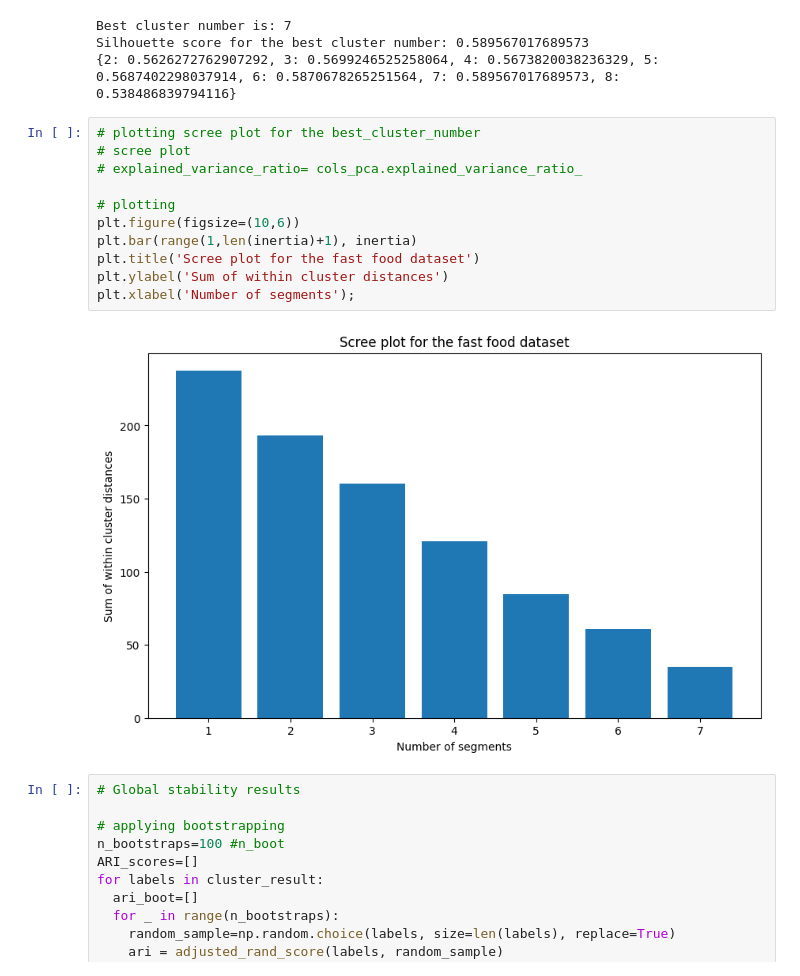
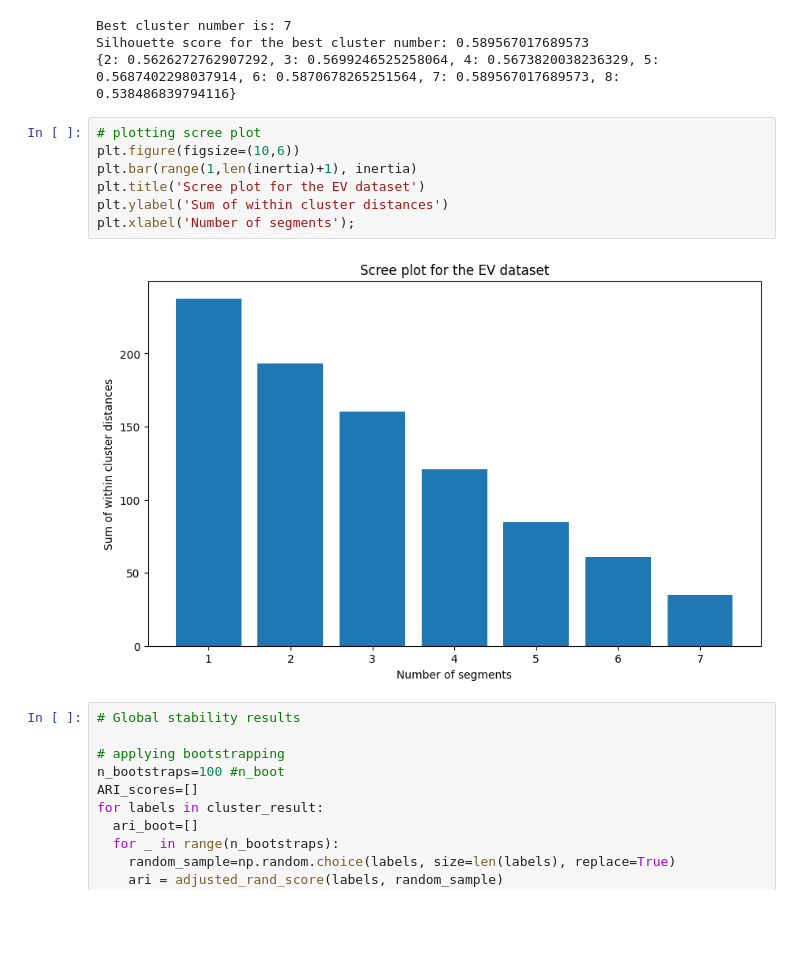
Before and after one commit to sanhiitaa/feynnlabs-internship-2024, a Jupyter notebook: EV-market-segmentation-T1-R/EV_geographical_segmentation.ipynb, the cells around one changed output. Cells and saved outputs as stored; diff of their text form; blank space fills up the shorter version.

Commit message:
made minor visualization title edits

```diff
--- a/EV-market-segmentation-T1-R/EV_geographical_segmentation.ipynb
+++ b/EV-market-segmentation-T1-R/EV_geographical_segmentation.ipynb
@@ -346,18 +346,14 @@ Best cluster number is: 7
 Silhouette score for the best cluster number: 0.589567017689573
 {2: 0.5626272762907292, 3: 0.5699246525258064, 4: 0.5673820038236329, 5: 0.5687402298037914, 6: 0.5870678265251564, 7: 0.589567017689573, 8: 0.538486839794116}
 # %%
-# plotting scree plot for the best_cluster_number
-# scree plot
-# explained_variance_ratio= cols_pca.explained_variance_ratio_
-
-# plotting
+# plotting scree plot
 plt.figure(figsize=(10,6))
 plt.bar(range(1,len(inertia)+1), inertia)
-plt.title('Scree plot for the fast food dataset')
+plt.title('Scree plot for the EV dataset')
 plt.ylabel('Sum of within cluster distances')
 plt.xlabel('Number of segments');
 # %% [output]
-[figure, old version]
+[figure, new version]
 # %%
 # Global stability results
 
```
